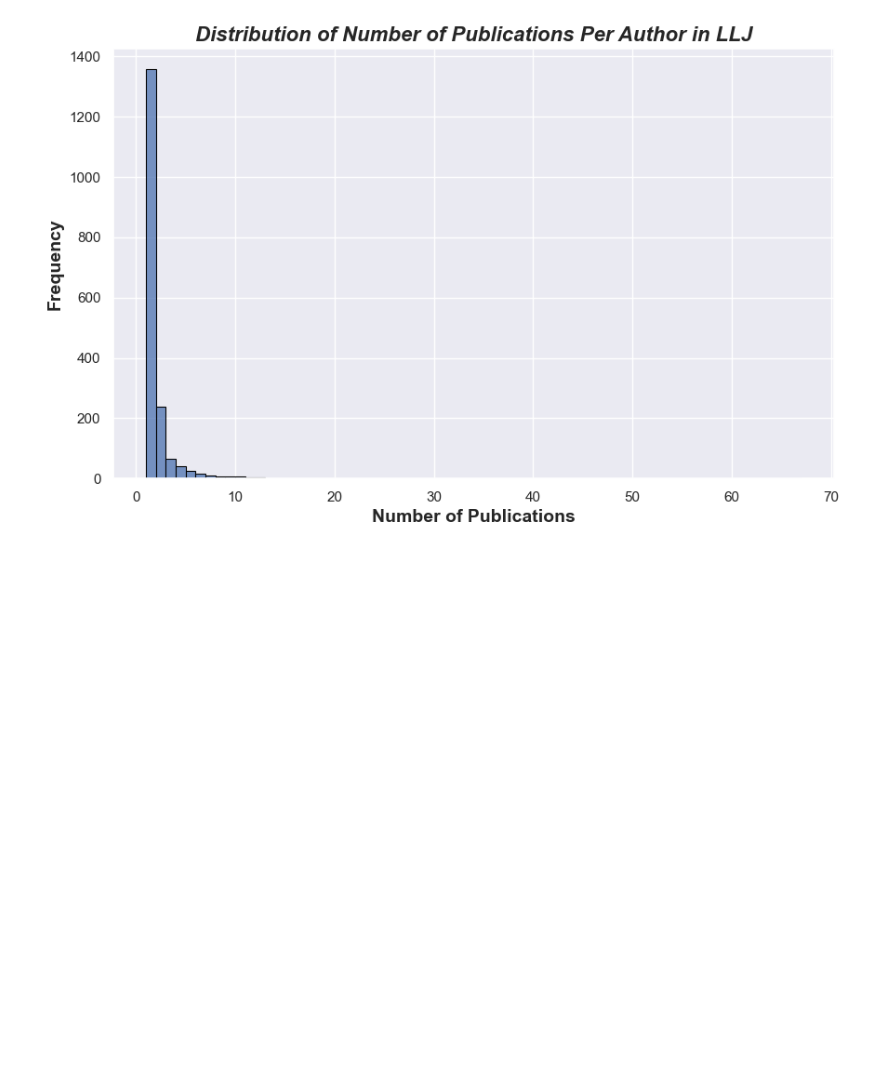
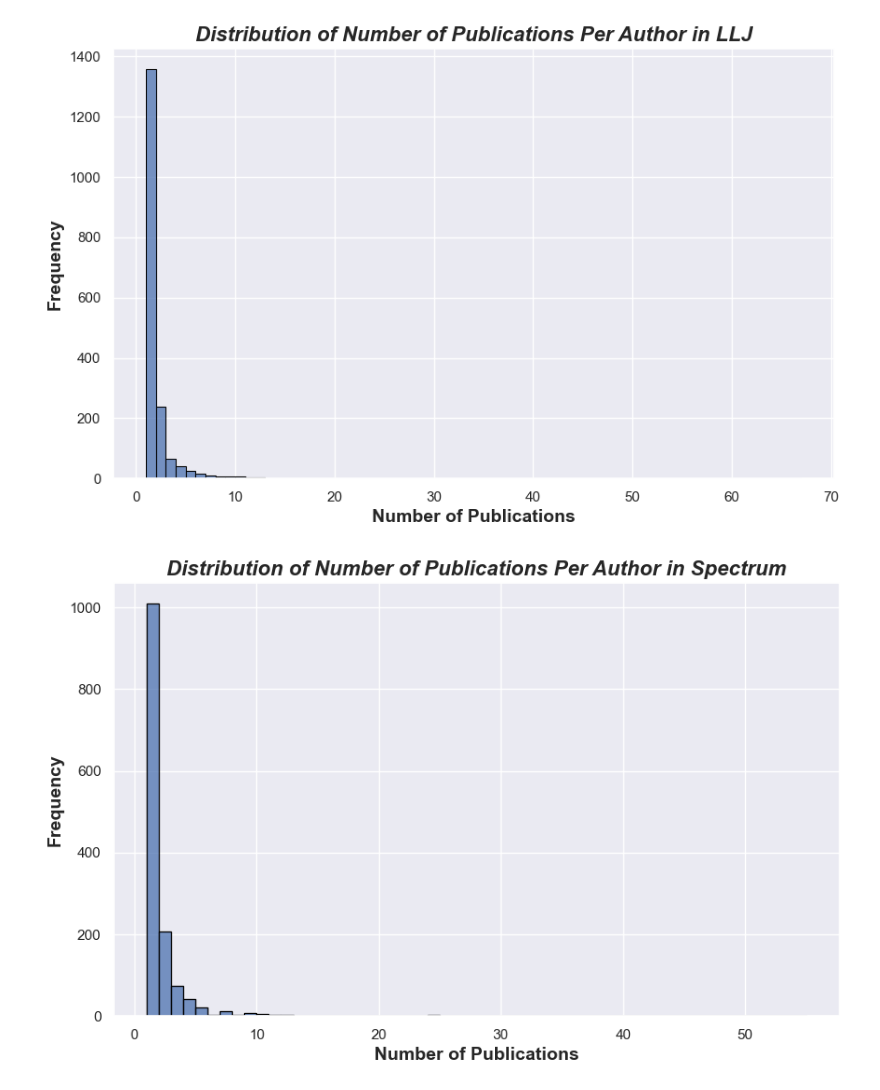
Before and after one commit to mattclem9/LLJSpectrum, a Jupyter notebook: Code/lljspec.ipynb, the cells around one changed output. Drawn from its saved outputs; the diff is of its cells as text; code cells hidden in the pictures; blank space fills up the shorter version.

```diff
--- a/Code/lljspec.ipynb
+++ b/Code/lljspec.ipynb
@@ -390,3 +399,15 @@ plt.title('Distribution of Number of Publications Per Author in LLJ', fontsize =
 plt.show()
 # %% [output]
 [figure]
+# %%
+# Set Seaborn style
+sns.set(style="darkgrid")
+
+plt.figure(figsize=(10, 6))
+sns.histplot(specauthorcounts['Number of Publications'], bins=range(1, max(specauthorcounts['Number of Publications']) + 2), kde=False, edgecolor='black')
+plt.xlabel('Number of Publications', fontsize = 14, fontweight = 'bold')
+plt.ylabel('Frequency', fontsize = 14, fontweight = 'bold')
+plt.title('Distribution of Number of Publications Per Author in Spectrum', fontsize = 16, fontweight = 'bold', style = 'italic')
+plt.show()
+# %% [output]
+[figure, added]
```
Also changed, not shown: parts of 16 cells of this notebook, 10 other files.
